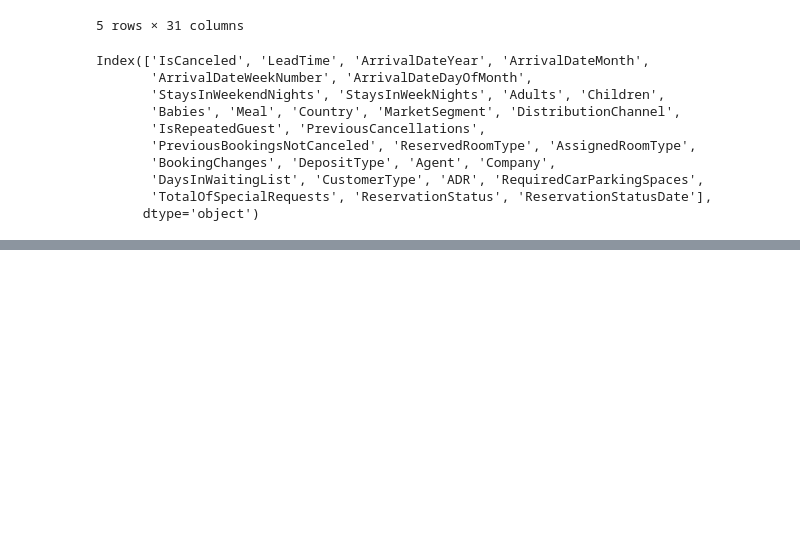
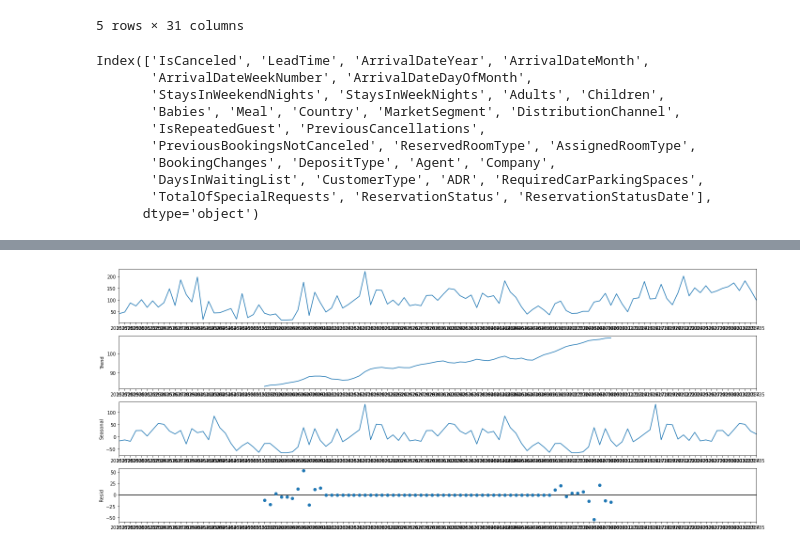
Before and after one commit to garybake/BayesianTimeSeries, a Jupyter notebook: 1_1_WeeklyTimeSeries.ipynb, the cells around one changed output, grey strips where cells are left out. Saved outputs shown, nothing was run; the diff lists cells and outputs as text; code cells hidden in the pictures; blank space fills up the shorter version.

```diff
--- a/1_1_WeeklyTimeSeries.ipynb
+++ b/1_1_WeeklyTimeSeries.ipynb
@@ -91,0 +105,5 @@ df_week_counts
+# %%
+result = seasonal_decompose(df_week_counts, model='additive', period=52);
+result.plot();
+# %% [output]
+[figure, added]
```
Also changed, not shown: parts of 25 cells of this notebook.
